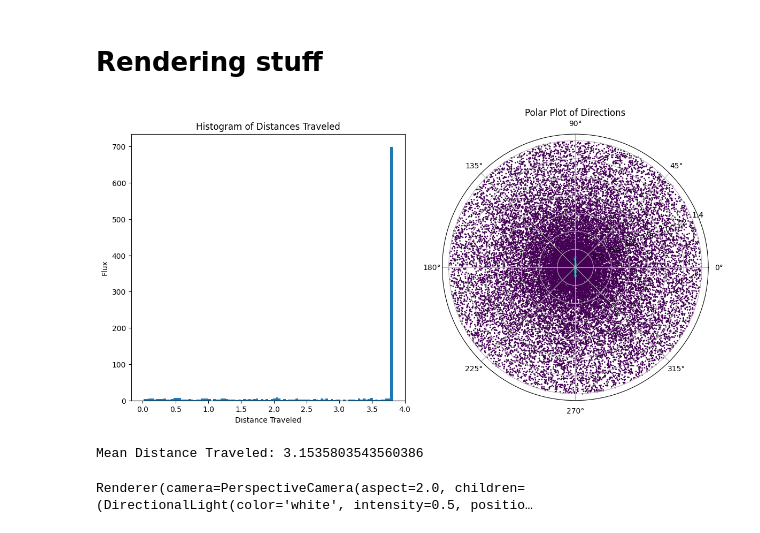
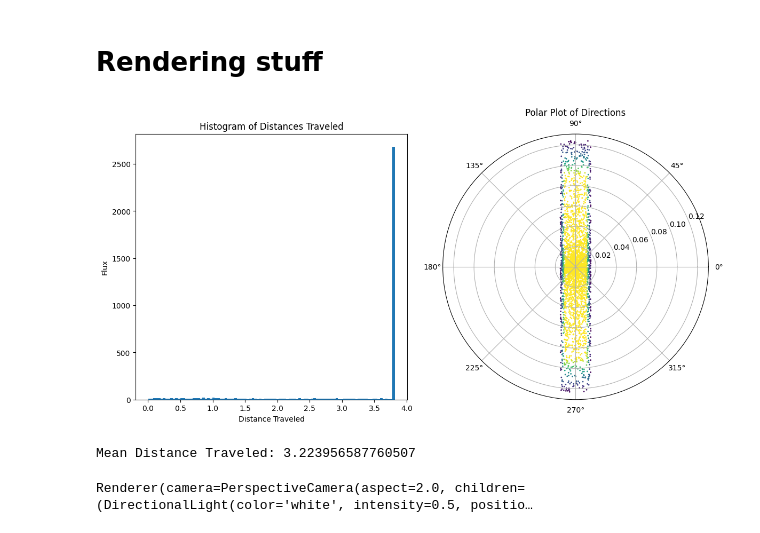
Before and after one commit to KGL8/Code-for-Lab, a Jupyter notebook: photon_through_deuteron_target.ipynb, the cells around one changed output. Drawn from its saved outputs; the diff is of its cells as text; code cells hidden in the pictures.

Commit message:
Neutron detection + photon direction distribution

```diff
--- a/photon_through_deuteron_target.ipynb
+++ b/photon_through_deuteron_target.ipynb
@@ -144,6 +161,10 @@ def dir_from_γ_energy_range(range):
     return random.uniform(0,2*np.pi), MeV_by_φ(MeV)
   else:
     return -1, -1
+# %%
+def angles_to_hemipoint(theta,phi):
+    phi = np.cos(phi)
+    return np.array([np.sqrt(1 - phi**2) * np.cos(theta), np.sqrt(1 - phi**2) * np.sin(theta), phi])
 # %%
 # calculate uniform-distribution average distance through target
 def average_ray_length_uniform(samples):
@@ -243,7 +226,7 @@ width_d = 5                                                                 # al
 height_d = 20                                                               # along y
 depth_d = 10                                                                # along z
 # parameters of the colliding particles
-pγz = 40000                                                                 # z-momentum of the photon
+pγz = 400                                                                   # z-momentum of the photon
 mp = 938.28                                                                 # mass of the proton
 mn = 939.57                                                                 # mass of the neutron
 md = 1875.61                                                                # mass of the deuteron
@@ -255,7 +238,7 @@ neutron_path = n_dir(γ,mn,v/c,pn,origin,depth)                              # t
 # misc
 box_min = np.array([-width / 2, -height / 2, origin])                       # minimum point along target box
 box_max = np.array([width / 2, height / 2, depth + origin])                 # maximum point along target box
-phi_max = np.arccos(origin / (np.sqrt(width**2/4+height**2/4+origin**2)))   # maximum polar coordinate along target box
+phi_max = np.arctan(np.sqrt((height/2)**2 + (width/2)**2) / origin)         # maximum polar coordinate along target box
 # %%
 # params for histogram
 samples = 100000                                                            # number of rays tried
@@ -272,47 +255,47 @@ phi_values_w = []
 theta_values_w = []
 
 for i in range(samples):
-    theta, phi = dir_from_γ_energy_range((2.5, 20))
-    if theta >= 0:
-        dir = sph_car(theta, phi)
-        en, ex = intersect_ray_box(np.array([0, 0, 0]), dir, box_min, box_max)
-        if en is not None and ex is not None:
-            data = np.append(data, np.linalg.norm(en - ex))
-            data_w_misses = np.append(data_w_misses, np.linalg.norm(en - ex))
-            phi_values.append(phi)
-            theta_values.append(theta)
-        else:
-            data_w_misses = np.append(data_w_misses, 0)
-        phi_values_w.append(phi)
-        theta_values_w.append(theta)
+    theta = random.uniform(0,2*np.pi)
+    phi = (random.random() + np.cos(phi_max)) % 1
+    dir = angles_to_hemipoint(theta, phi)
+    en, ex = intersect_ray_box(np.array([0, 0, 0]), dir, box_min, box_max)
+    if en is not None and ex is not None:
+        data = np.append(data, np.linalg.norm(en - ex))
+        data_w_misses = np.append(data_w_misses, np.linalg.norm(en - ex))
+        phi_values.append(phi)
+        theta_values.append(theta)
+    else:
+        data_w_misses = np.append(data_w_misses, 0)
+    phi_values_w.append(phi)
+    theta_values_w.append(theta)
 # %%
 # Plot histogram
 plt.figure(figsize=(12, 6))
 
 plt.subplot(1, 2, 1)
 plt.hist(data, bins=bins)
 plt.xlabel('Distance Traveled')
 plt.ylabel('Flux')
 plt.title('Histogram of Distances Traveled')
 
-norm = colors.Normalize(vmin=0, vmax=7.3)
+norm = colors.Normalize(vmin=0, vmax=depth)
 cmap = cm.viridis
 
-point_colors = cmap(norm(data_w_misses))
+point_colors = cmap(norm(data))
 
 # Plot polar coordinates
 plt.subplot(1, 2, 2, projection='polar')
-plt.scatter(np.array(theta_values_w), np.array(np.mod(phi_values_w,2*np.pi)), s=1, c=point_colors)
+plt.scatter(np.array(theta_values), np.array(np.mod(phi_values,2*np.pi)), s=1, c=point_colors)
 plt.title('Polar Plot of Directions')
 
 plt.tight_layout()
 plt.show()
 
 # Print mean of the data
 print("Mean Distance Traveled:", np.mean(data))
 # %% [output]
-[figure, old version]
+[figure, new version]
-Mean Distance Traveled: 3.1535803543560386
+Mean Distance Traveled: 3.223956587760507
 # %%
 # UI rendering
 target_box = box(width, height, depth, (0, 0, depth / 2 + origin), 'red', '#ff7070', [0,0,0])
```
Also changed, not shown: parts of 11 cells of this notebook.
